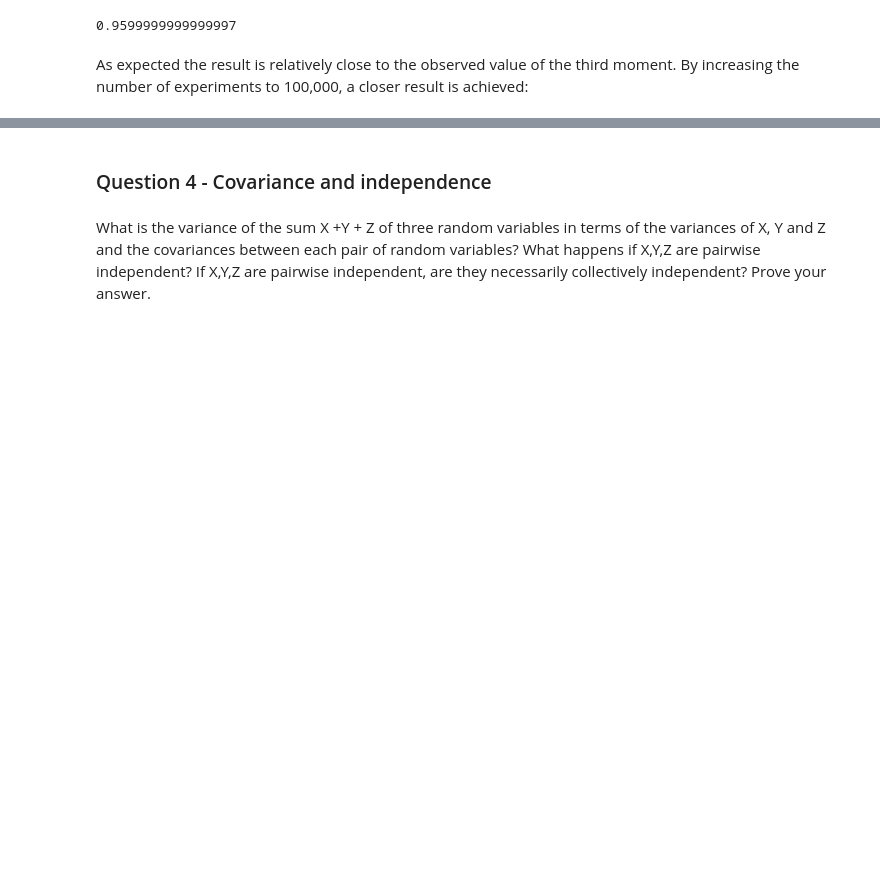
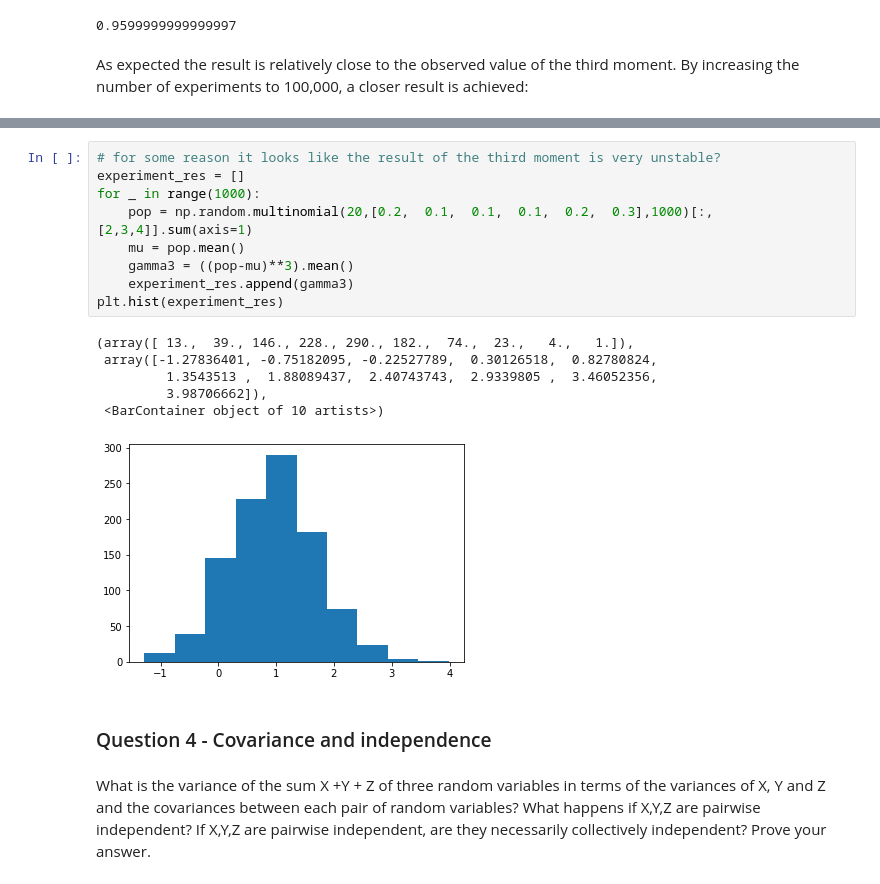
Before and after one commit to barboym/hw_statistics_runi, a Jupyter notebook: HW1 181122.ipynb, the cells around one changed output, grey strips where cells are left out. Saved outputs shown, nothing was run; the diff lists cells and outputs as text; blank space fills up the shorter version.

Commit message:
tried to reproduce the results for the third moment in q3 and it seems that they are unstable

```diff
--- a/HW1 181122.ipynb
+++ b/HW1 181122.ipynb
@@ -420,3 +420,19 @@ centralized_third_moment
+# %%
+# for some reason it looks like the result of the third moment is very unstable?
+experiment_res = []
+for _ in range(1000):
+    pop = np.random.multinomial(20,[0.2,  0.1,  0.1,  0.1,  0.2,  0.3],1000)[:,[2,3,4]].sum(axis=1)
+    mu = pop.mean()
+    gamma3 = ((pop-mu)**3).mean()
+    experiment_res.append(gamma3)
+plt.hist(experiment_res)
+# %% [output]
+(array([ 13.,  39., 146., 228., 290., 182.,  74.,  23.,   4.,   1.]),
+ array([-1.27836401, -0.75182095, -0.22527789,  0.30126518,  0.82780824,
+         1.3543513 ,  1.88089437,  2.40743743,  2.9339805 ,  3.46052356,
+         3.98706662]),
+ <BarContainer object of 10 artists>)
+[figure, added]
 # %% [markdown]
 ### Question 4 - Covariance and independence
 # %% [markdown]
```
Also changed, not shown: parts of 1 cell of this notebook.
